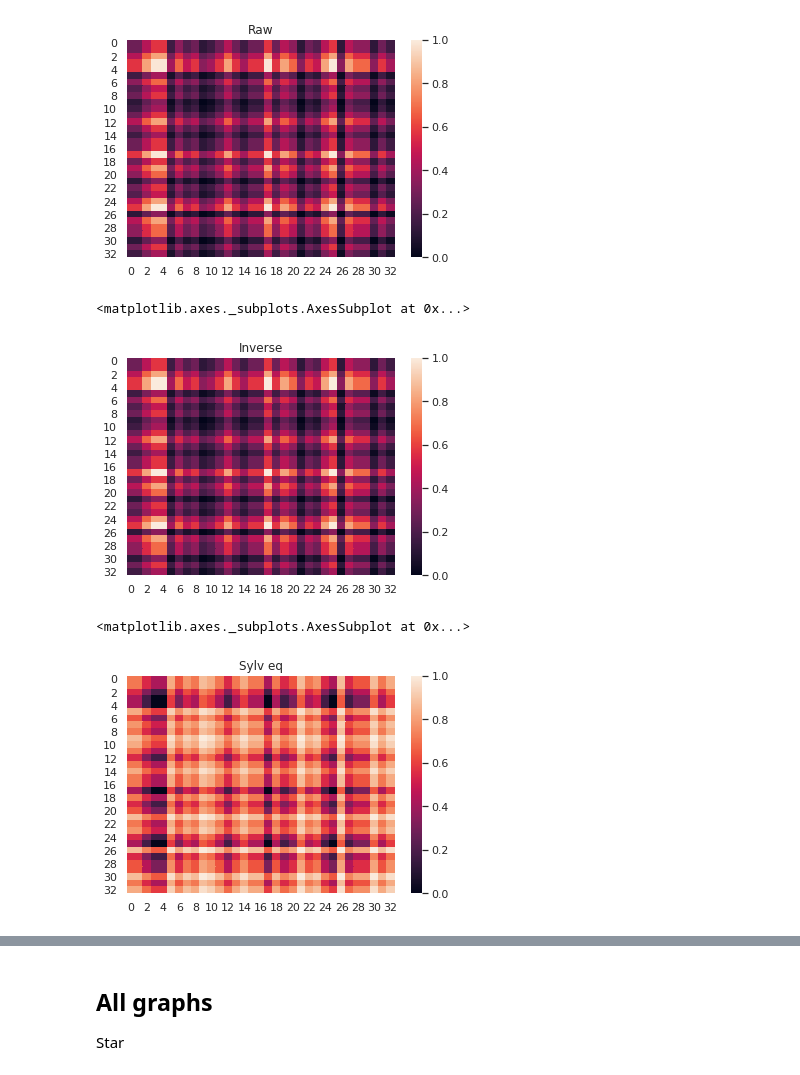
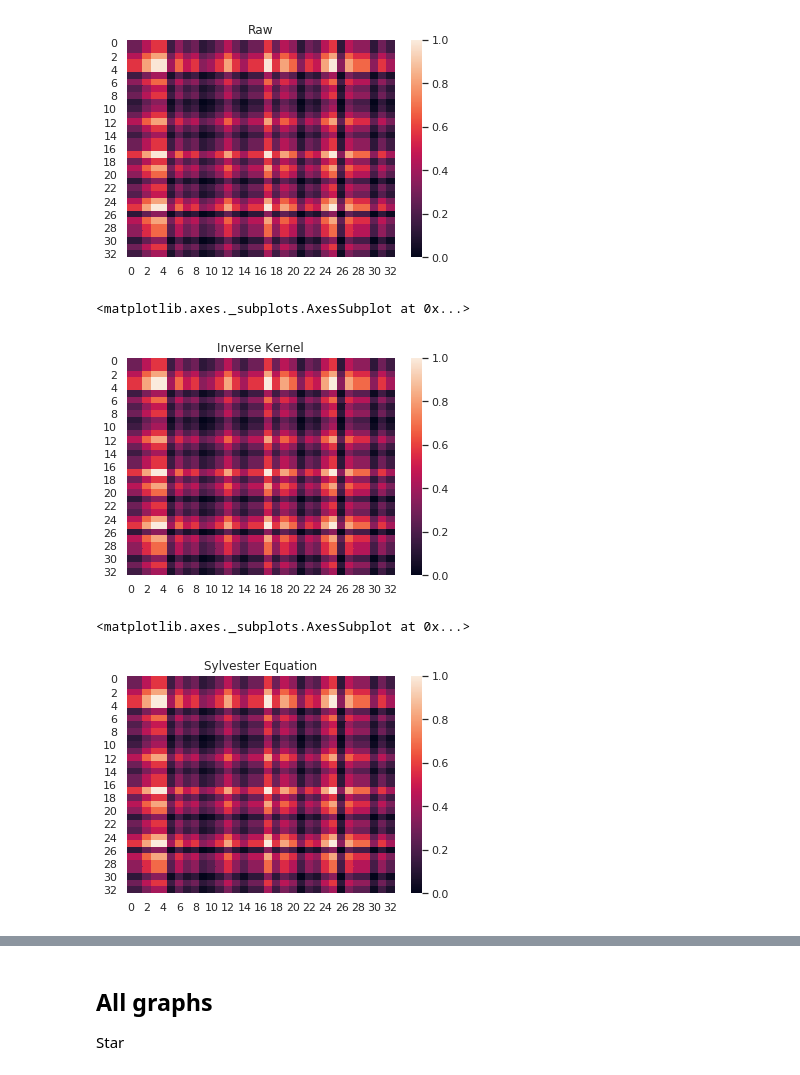
Before and after one commit to leoandeol/graph-kernels, a Jupyter notebook: tests.ipynb, the cells around one changed output, grey strips where cells are left out. Cells and saved outputs as stored; diff of their text form; code cells hidden in the pictures.

Commit message:
Written some things in the report, more tests and images

```diff
--- a/tests.ipynb
+++ b/tests.ipynb
@@ -33,0 +24,8 @@ ValueError: matmul: Input operand 1 has a mismatch in its core dimension 0, with
+# %%
+raw = ker.build_gram_matrix(db_nolab[:,0],kernel=ker.raw_kernel)
+inv = ker.build_gram_matrix(db_nolab[:,0],kernel=ker.inv_kernel)
+syl = ker.build_gram_matrix(db_nolab[:,0],kernel=ker.sylv_eq_kernel)
+syl = np.ones(syl.shape)-syl
+con = ker.build_gram_matrix(db_nolab[:,0],kernel=ker.conj_grad_kernel)
+fix = ker.build_gram_matrix(db_nolab[:,0],kernel=ker.fixed_point_kernel)
+spe = ker.build_gram_matrix(db_nolab[:,0],kernel=ker.spec_decomp_kernel)
@@ -40,17 +69,17 @@ sns.heatmap(ker.build_gram_matrix(db_nolab[:,0],kernel=ker.raw_kernel))
 [figure]
 # %%
 plt.clf()
-plt.title("Inverse")
-sns.heatmap(ker.build_gram_matrix(db_nolab[:,0],kernel=ker.inv_kernel))
+plt.title("Inverse Kernel")
+sns.heatmap(inv)
 # %% [output]
 <matplotlib.axes._subplots.AxesSubplot at 0x...>
-[figure, old version]
+[figure, new version]
 # %%
 plt.clf()
-plt.title("Sylv eq")
-sns.heatmap(ker.build_gram_matrix(db_nolab[:,0],kernel=ker.sylv_eq_kernel))
+plt.title("Sylvester Equation")
+sns.heatmap(syl)
 # %% [output]
 <matplotlib.axes._subplots.AxesSubplot at 0x...>
-[figure, old version]
+[figure, new version]
 # %%
 plt.clf()
```
Also changed, not shown: parts of 17 cells of this notebook, 13 other files.
